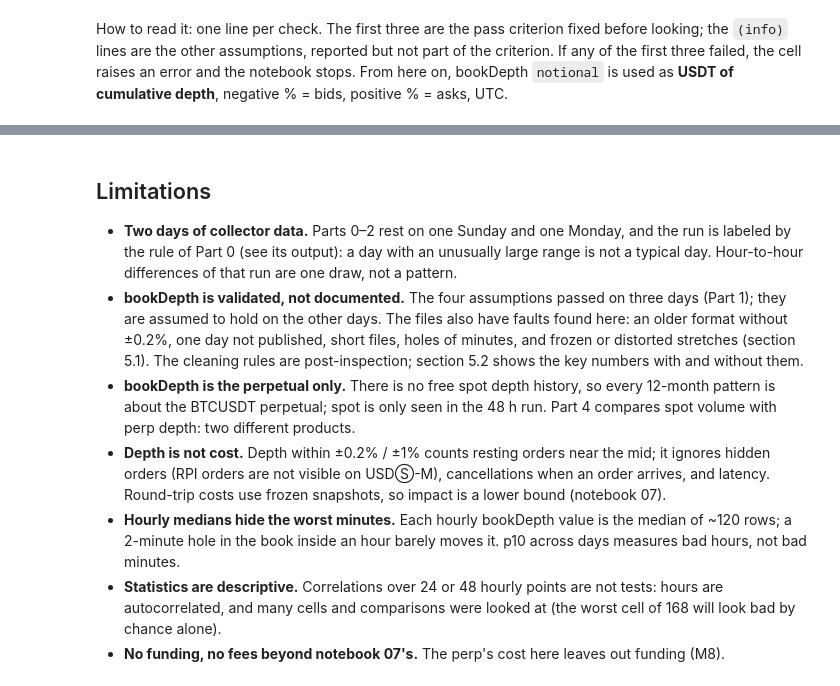
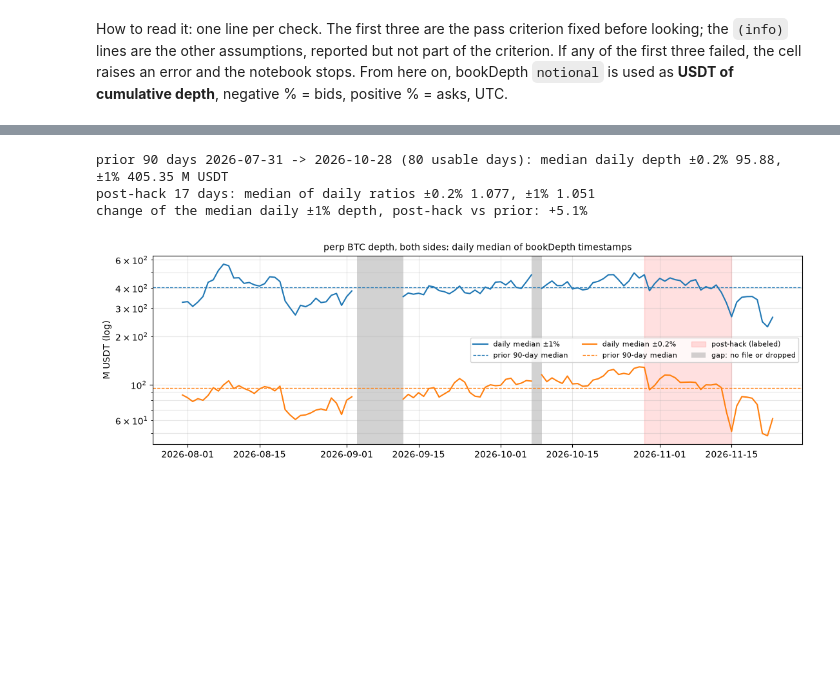
Before and after one commit to Alvarado-Maganna/crypto-quant-lab, a Jupyter notebook: notebooks/08_liquidity_by_hour.ipynb, the cells around one changed output, grey strips where cells are left out. Drawn from its saved outputs; the diff is of its cells as text; code cells hidden in the pictures; blank space fills up the shorter version.

```diff
--- a/notebooks/08_liquidity_by_hour.ipynb
+++ b/notebooks/08_liquidity_by_hour.ipynb
@@ -1801,24 +1792,50 @@ supports or rejects the hypothesis is discussed in the key takeaways.
-# %% [markdown]
-## Limitations
-
-- **Two days of collector data.** Parts 0–2 rest on one Sunday and one Monday, and the run is
-  labeled by the rule of Part 0 (see its output): a day with an unusually large range is not a
-  typical day. Hour-to-hour differences of that run are one draw, not a pattern.
-- **bookDepth is validated, not documented.** The four assumptions passed on three days (Part 1);
-  they are assumed to hold on the other days. The files also have faults found here: an older
-  format without ±0.2%, one day not published, short files, holes of minutes, and frozen or
-  distorted stretches (section 5.1). The cleaning rules are post-inspection; section 5.2 shows the
-  key numbers with and without them.
-- **bookDepth is the perpetual only.** There is no free spot depth history, so every 12-month
-  pattern is about the BTCUSDT perpetual; spot is only seen in the 48 h run. Part 4 compares spot
-  volume with perp depth: two different products.
-- **Depth is not cost.** Depth within ±0.2% / ±1% counts resting orders near the mid; it ignores
-  hidden orders (RPI orders are not visible on USDⓈ-M), cancellations when an order arrives,
-  and latency. Round-trip costs use frozen snapshots, so impact is a lower bound (notebook 07).
-- **Hourly medians hide the worst minutes.** Each hourly bookDepth value is the median of ~120
-  rows; a 2-minute hole in the book inside an hour barely moves it. p10 across days measures bad
-  hours, not bad minutes.
-- **Statistics are descriptive.** Correlations over 24 or 48 hourly points are not tests: hours are
-  autocorrelated, and many cells and comparisons were looked at (the worst cell of 168 will look
-  bad by chance alone).
-- **No funding, no fees beyond notebook 07's.** The perp's cost here leaves out funding (M8).
+# %%
+daily_bd = (bd_clean / USDT_M).resample("1D").median()
+daily_bd.index.name = "day"
+daily_bd.loc[daily_bd.index.isin(BAD_DAYS)] = np.nan          # broken file days (section 5.1)
+full_days = pd.date_range(daily_bd.index.min(), daily_bd.index.max(), freq="D", tz="UTC")
+daily_bd = daily_bd.reindex(full_days)                         # missing days stay NaN: no interpolation
+daily_bd.index.name = "day"
+
+
+def shade_gaps(ax, lo, hi):
+    # Grey band on every gap day (no file or dropped) between lo and hi; label it once.
+    first = True
+    for d in GAP_DAYS[(GAP_DAYS >= lo) & (GAP_DAYS <= hi)]:
+        ax.axvspan(d, d + pd.Timedelta(days=1), color="grey", alpha=0.35, lw=0,
+                   label="gap: no file or dropped" if first else None)
+        first = False
+
+prior = daily_bd[(daily_bd.index >= POST_HACK[0] - pd.Timedelta(days=90)) & (daily_bd.index < POST_HACK[0])].dropna(how="all")
+prior_median = prior.median()
+hack_days = daily_bd[(daily_bd.index >= POST_HACK[0]) & (daily_bd.index <= POST_HACK[1])]
+hack_table = pd.DataFrame({c: hack_days[c] for c in ("0.2pct_total", "1pct_total")})
+for c in ("0.2pct_total", "1pct_total"):
+    hack_table[f"{c} / prior 90-day median"] = hack_days[c] / prior_median[c]
+print(f"prior 90 days {prior.index.min():%Y-%m-%d} -> {prior.index.max():%Y-%m-%d} ({len(prior)} usable days): median daily depth "
+      f"±0.2% {prior_median['0.2pct_total']:.2f}, ±1% {prior_median['1pct_total']:.2f} M USDT")
+print(f"post-hack {len(hack_days)} days: median of daily ratios ±0.2% "
+      f"{hack_table['0.2pct_total / prior 90-day median'].median():.3f}, ±1% "
+      f"{hack_table['1pct_total / prior 90-day median'].median():.3f}")
+HACK_CHANGE_PCT = 100 * (hack_days["1pct_total"].median() / prior_median["1pct_total"] - 1)
+print(f"change of the median daily ±1% depth, post-hack vs prior: {HACK_CHANGE_PCT:+.1f}%")
+
+fig, ax = plt.subplots(figsize=(13, 3.8))
+view = daily_bd[daily_bd.index >= POST_HACK[0] - pd.Timedelta(days=90)]
+for c, color in (("1pct_total", "tab:blue"), ("0.2pct_total", "tab:orange")):
+    ax.plot(view.index, view[c], color=color, label=f"daily median ±{c.split('_')[0].replace('pct', '%')}")
+    ax.axhline(prior_median[c], color=color, ls="--", lw=0.9, label="prior 90-day median")
+ax.axvspan(POST_HACK[0], POST_HACK[1] + pd.Timedelta(days=1), color="red", alpha=0.12, label="post-hack (labeled)")
+shade_gaps(ax, view.index.min(), view.index.max())
+ax.set_yscale("log")
+ax.set_ylabel("M USDT (log)")
+ax.set_title("perp BTC depth, both sides: daily median of bookDepth timestamps", fontsize=10)
+ax.legend(fontsize=8, ncol=3)
+ax.grid(alpha=0.3, which="both")
+plt.show()
+hack_table.round(3)
+# %% [output]
+prior 90 days 2026-07-31 -> 2026-10-28 (80 usable days): median daily depth ±0.2% 95.88, ±1% 405.35 M USDT
+post-hack 17 days: median of daily ratios ±0.2% 1.077, ±1% 1.051
+change of the median daily ±1% depth, post-hack vs prior: +5.1%
+[figure, added]
```
Also changed, not shown: parts of 120 cells of this notebook.
